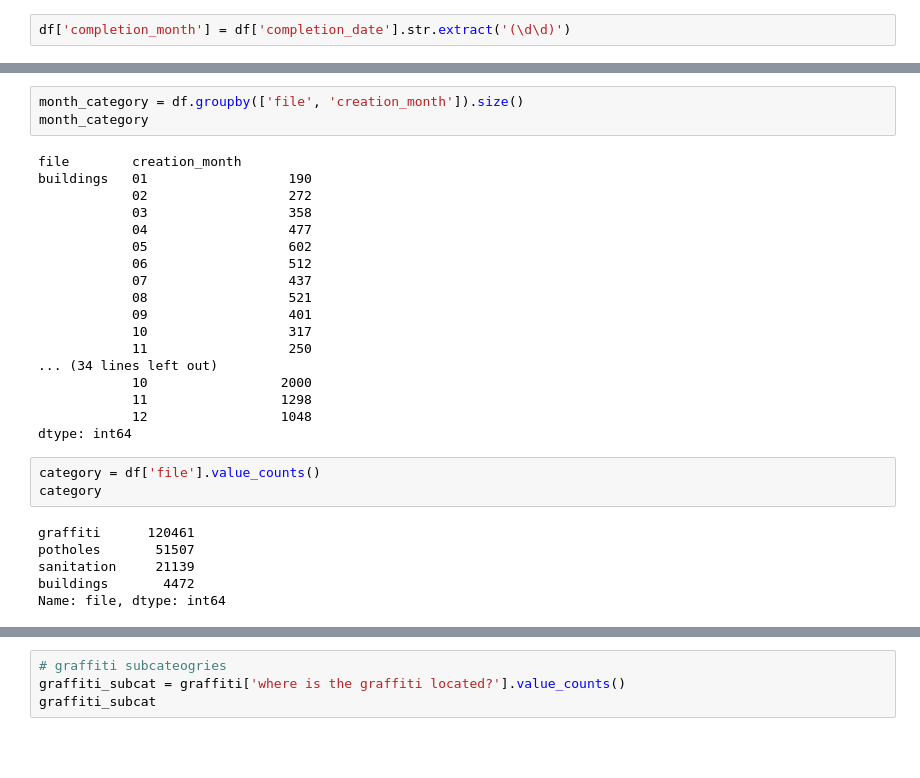
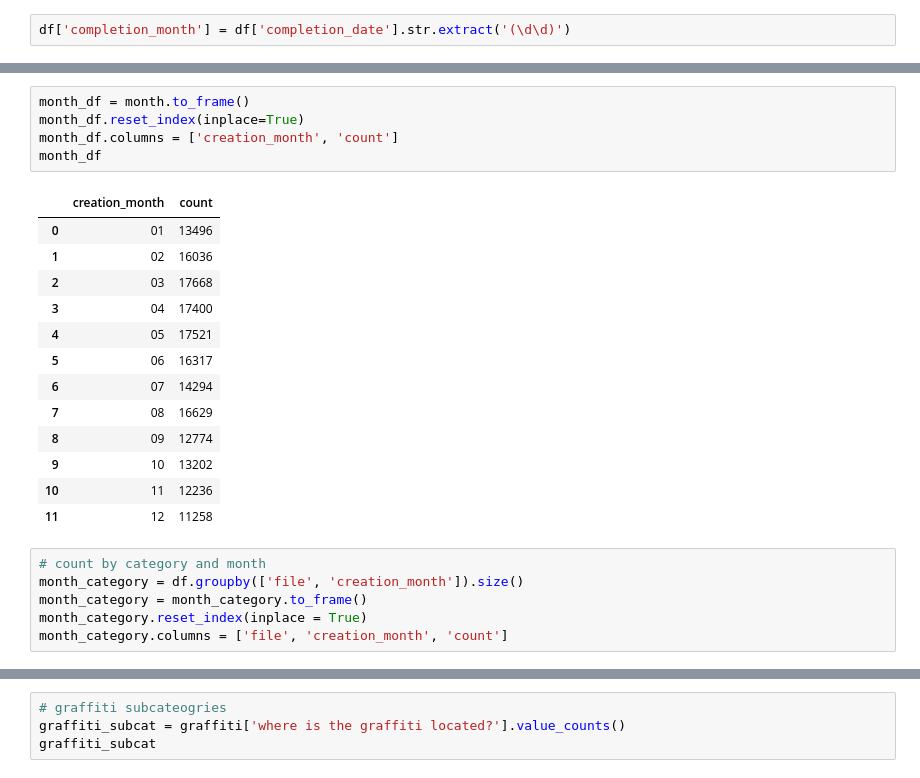
Before and after one commit to joan-wang/Machine-Learning, a Jupyter notebook: hw1/HW1 Problem 1.ipynb, the cells around one changed output, grey strips where cells are left out. Saved outputs shown, nothing was run; the diff lists cells and outputs as text; blank space fills up the shorter version.

```diff
--- a/hw1/HW1 Problem 1.ipynb
+++ b/hw1/HW1 Problem 1.ipynb
@@ -155,30 +167,25 @@ month.plot('bar')
-# %%
-month_category = df.groupby(['file', 'creation_month']).size()
-month_category
-# %% [output]
-file        creation_month
-buildings   01                  190
-            02                  272
-            03                  358
-            04                  477
-            05                  602
-            06                  512
-            07                  437
-            08                  521
-            09                  401
-            10                  317
-            11                  250
-... (34 lines left out)
-            10                 2000
-            11                 1298
-            12                 1048
-dtype: int64
-# %%
-category = df['file'].value_counts()
-category
-# %% [output]
-graffiti      120461
-potholes       51507
-sanitation     21139
-buildings       4472
-Name: file, dtype: int64
+# %%
+month_df = month.to_frame()
+month_df.reset_index(inplace=True)
+month_df.columns = ['creation_month', 'count']
+month_df
+# %% [output]
+|  | creation_month | count |
+| 0 | 01 | 13496 |
+| 1 | 02 | 16036 |
+| 2 | 03 | 17668 |
+| 3 | 04 | 17400 |
+| 4 | 05 | 17521 |
+| 5 | 06 | 16317 |
+| 6 | 07 | 14294 |
+| 7 | 08 | 16629 |
+| 8 | 09 | 12774 |
+| 9 | 10 | 13202 |
+| 10 | 11 | 12236 |
+| 11 | 12 | 11258 |
+# %%
+# count by category and month
+month_category = df.groupby(['file', 'creation_month']).size()
+month_category = month_category.to_frame()
+month_category.reset_index(inplace = True)
+month_category.columns = ['file', 'creation_month', 'count']
```
Also changed, not shown: parts of 13 cells of this notebook.
